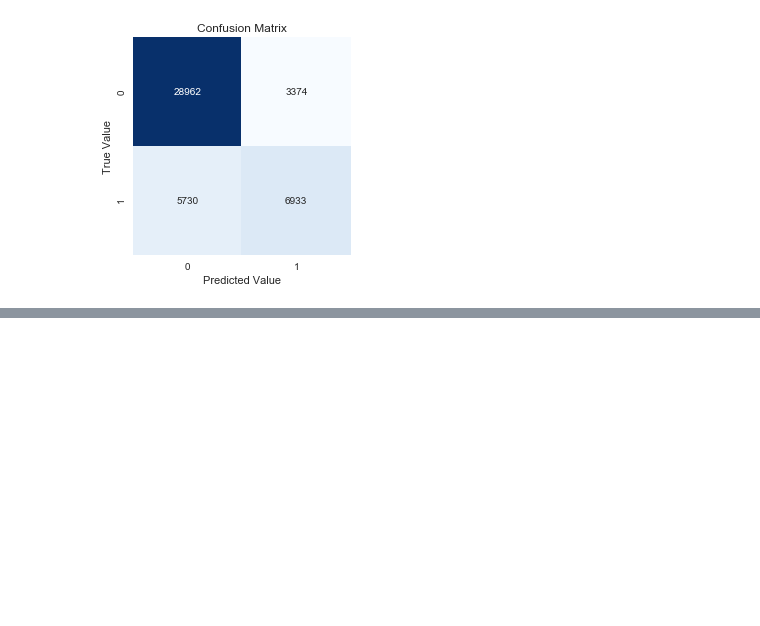
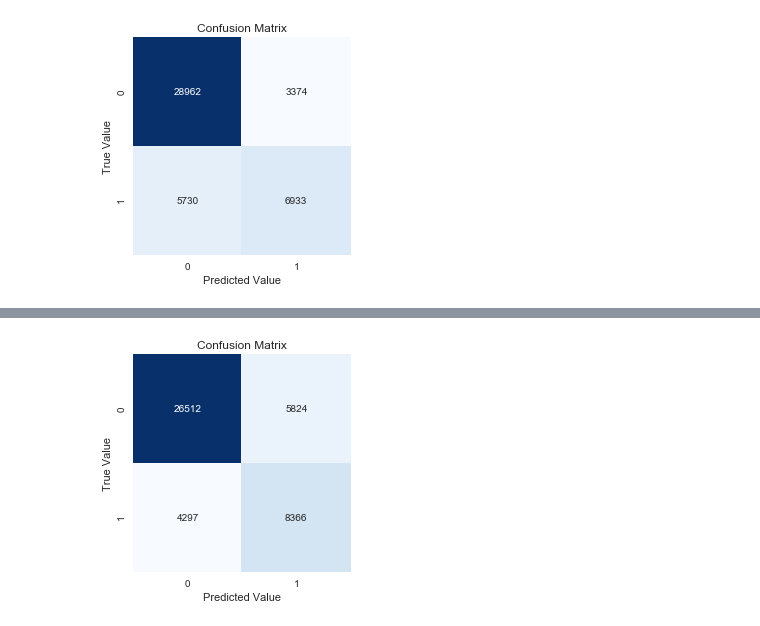
Before and after one commit to cwhitz/CapstoneII, a Jupyter notebook: Accidents ML.ipynb, the cells around one changed output, grey strips where cells are left out. Saved outputs shown, nothing was run; the diff lists cells and outputs as text; code cells hidden in the pictures; blank space fills up the shorter version.

```diff
--- a/Accidents ML.ipynb
+++ b/Accidents ML.ipynb
@@ -316,0 +357,7 @@ Accuracy | Test     :  0.797684392987
+# %%
+gbc_smote_trained = GradientBoostingClassifier().fit(X_sm_train, y_sm_train)
+
+gbc_smote_predictions = gbc_smote_trained.predict(X_test)
+c_mtx_plot(y_test, gbc_smote_predictions)
+# %% [output]
+[figure, added]
```
Also changed, not shown: parts of 30 cells of this notebook.
